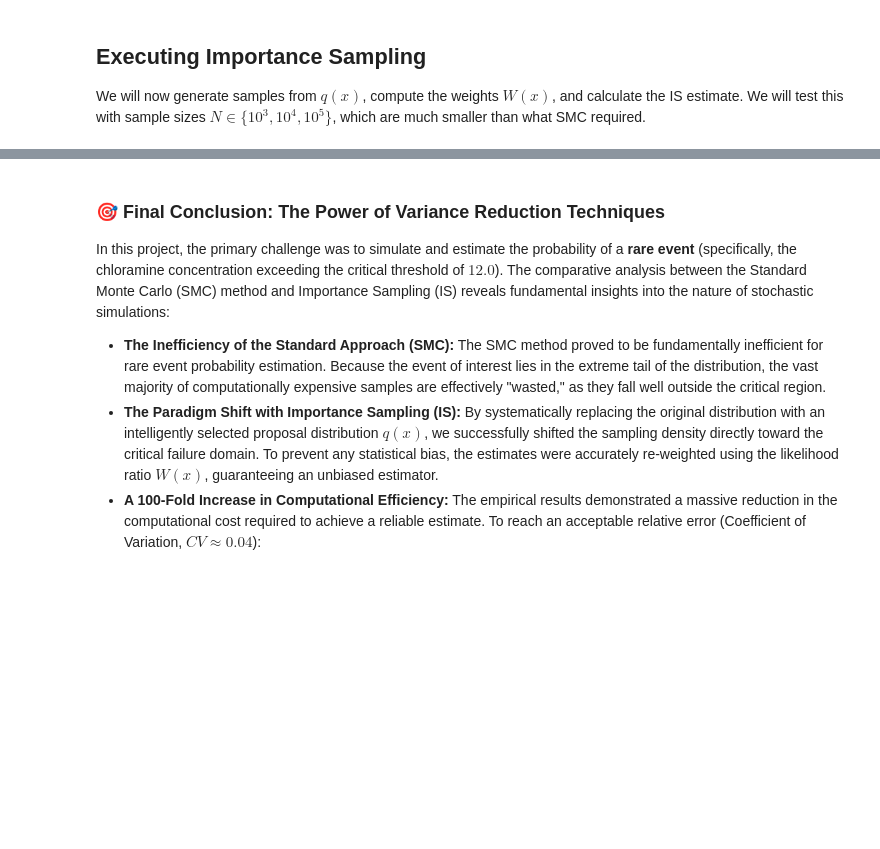
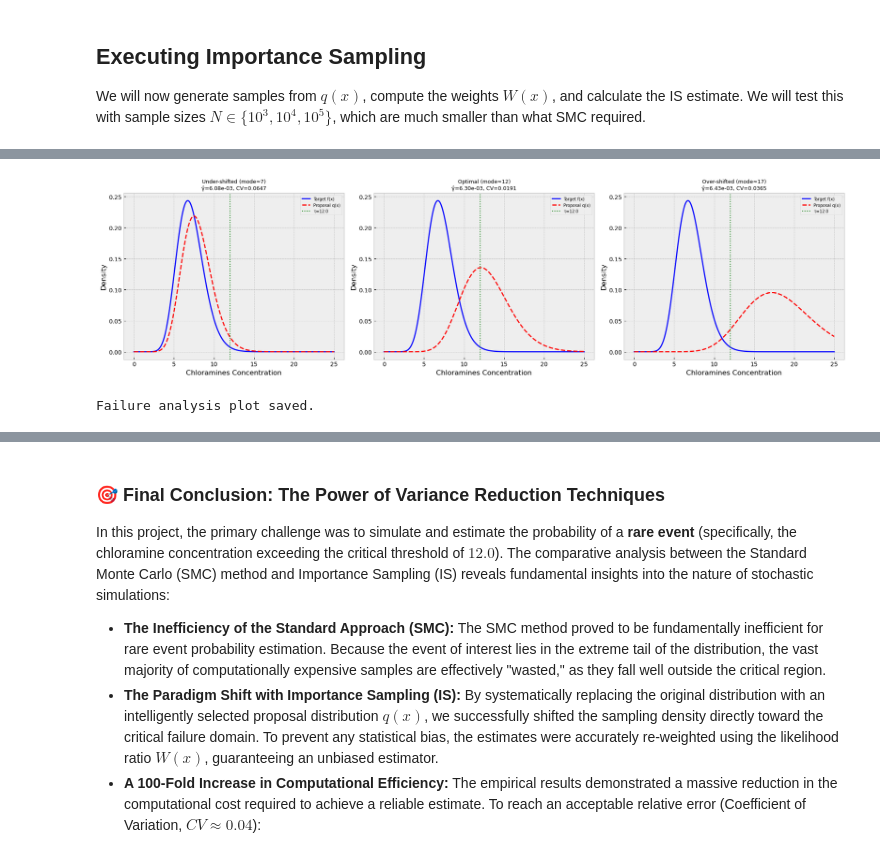
Before and after one commit to alitkbbl/Water-Quality-Rare-Events, a Jupyter notebook: notebooks/04_Importance_Sampling.ipynb, the cells around one changed output, grey strips where cells are left out. Saved outputs shown, nothing was run; the diff lists cells and outputs as text; code cells hidden in the pictures; blank space fills up the shorter version.

```diff
--- a/notebooks/04_Importance_Sampling.ipynb
+++ b/notebooks/04_Importance_Sampling.ipynb
@@ -114,0 +197,75 @@ TRUE γ Value : 6.209995e-03
+# %%
+# ── IS Failure Analysis ───────────────────────────────────────────────────────
+#
+# We test three proposals that differ only in their scale (which shifts the mode):
+#   1. Under-shifted: mode ≈ 7   (barely away from f's mode)
+#   2. Optimal:       mode ≈ 12  (at the threshold τ)     <- our main IS
+#   3. Over-shifted:  mode ≈ 17  (well past the threshold)
+
+N_FAILURE = 10_000
+
+proposals = {
+    'Under-shifted (mode≈7)':  stats.gamma(a=q_shape, scale=0.44),
+    'Optimal (mode≈12)':       stats.gamma(a=q_shape, scale=0.71),
+    'Over-shifted (mode≈17)':  stats.gamma(a=q_shape, scale=1.01),
+}
+
+_q_range = 30.0   # extended range to accommodate over-shifted
+
+fig, axes = plt.subplots(1, 3, figsize=(18, 5))
+x_plot = np.linspace(0, 25, 1000)
+
+print(f"{'Proposal':<28} | {'γ̂ (IS estimate)':<20} | {'True γ':<14} | {'CV (Rel Error)'}")
+print("-" * 85)
+
+for ax, (label, q_trial) in zip(axes, proposals.items()):
+    # Find max of q_trial over [0, _q_range] for AR sampler
+    _res_trial = _minimize(lambda x: -q_trial.pdf(x),
+                           x0=q_shape * q_trial.kwds.get('scale', 1.0),
+                           bounds=[(0, _q_range)])
+    _q_trial_max = -_res_trial.fun
+
+    # AR sampler for q_trial
+    accepted_trial = []
+    batch = max(N_FAILURE * 8, 200_000)
+    while len(accepted_trial) < N_FAILURE:
+        cands = np.random.uniform(0, _q_range, batch)
+        u     = np.random.uniform(0, 1, batch)
+        mask  = u <= q_trial.pdf(cands) / _q_trial_max
+        accepted_trial.extend(cands[mask].tolist())
+    samples_trial = np.array(accepted_trial[:N_FAILURE])
+
+    indicator_trial = (samples_trial > THRESHOLD).astype(float)
+
+    # Guard against near-zero q values (numerical stability)
+    q_pdf_trial = q_trial.pdf(samples_trial)
+    safe_mask   = q_pdf_trial > 1e-300
+    weights_trial = np.where(safe_mask,
+                             f_dist.pdf(samples_trial) / np.where(safe_mask, q_pdf_trial, 1.0),
+                             0.0)
+
+    is_vals_trial = indicator_trial * weights_trial
+
+    gamma_hat_trial = np.mean(is_vals_trial)
+    var_trial       = np.var(is_vals_trial, ddof=1) / N_FAILURE
+    cv_trial        = np.sqrt(var_trial) / gamma_hat_trial if gamma_hat_trial > 1e-20 else np.inf
+
+    cv_str = f"{cv_trial:.4f}" if cv_trial != np.inf else "∞ (estimate collapsed)"
+    print(f"{label:<28} | {gamma_hat_trial:<20.6e} | {true_gamma:.6e}   | {cv_str}")
+
+    # Plot
+    ax.plot(x_plot, f_dist.pdf(x_plot),   'b-',  lw=2, label='Target f(x)')
+    ax.plot(x_plot, q_trial.pdf(x_plot),  'r--', lw=2, label='Proposal q(x)')
+    ax.axvline(THRESHOLD, color='green', linestyle=':', lw=1.5, label=f'τ={THRESHOLD}')
+    ax.set_title(f'{label}\nγ̂={gamma_hat_trial:.2e}, CV={cv_str}', fontsize=9)
+    ax.set_xlabel('Chloramines Concentration')
+    ax.set_ylabel('Density')
+    ax.legend(fontsize=7)
+
+print("-" * 85)
+
+plt.tight_layout()
+plt.savefig('../results/04c_IS_Failure_Analysis.png', dpi=300)
+plt.show()
+print("Failure analysis plot saved.")
+# %% [output]
@@ -114,0 +278,2 @@ TRUE γ Value : 6.209995e-03
+[figure, added]
+Failure analysis plot saved.
```
Also changed, not shown: parts of 7 cells of this notebook, 17 other files.
